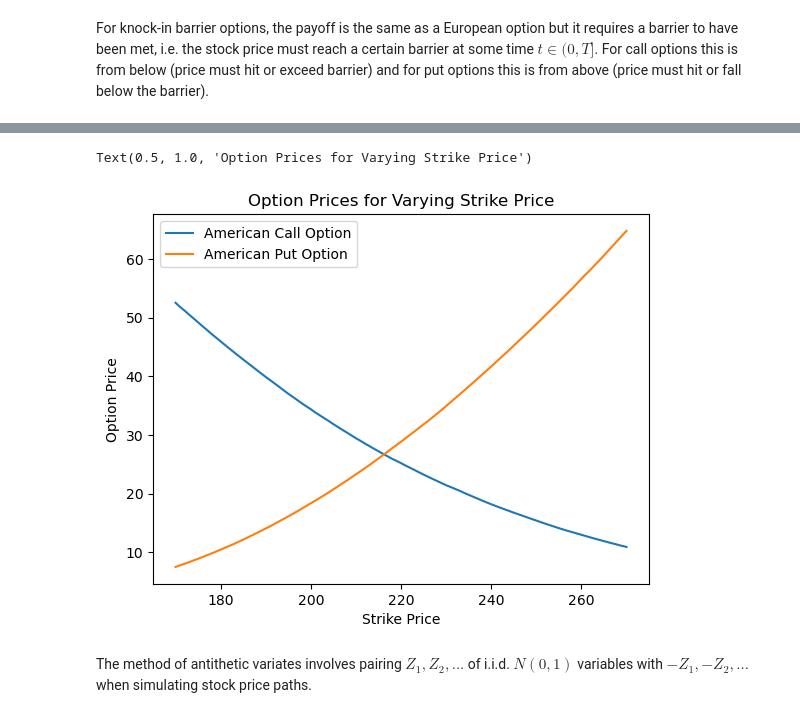
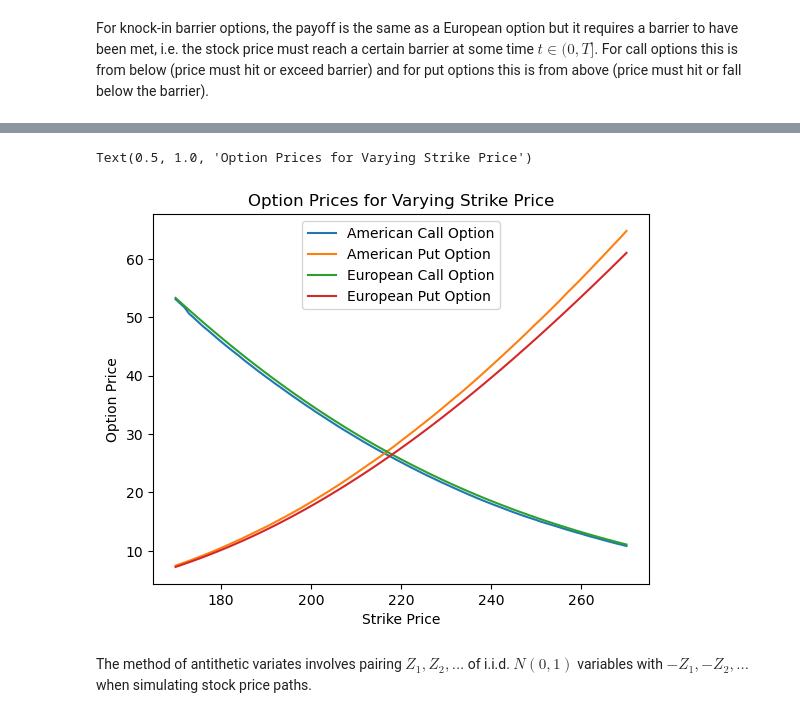
Before and after one commit to ec1622/option-pricing-project, a Jupyter notebook: project.ipynb, the cells around one changed output, grey strips where cells are left out. Cells and saved outputs as stored; diff of their text form; code cells hidden in the pictures.

```diff
--- a/project.ipynb
+++ b/project.ipynb
@@ -330,9 +330,11 @@ plt.show()
 # %%
 cashflow = payoffs[:,-1] * np.exp(-r)
-A = np.vstack([np.ones(len(S[:,-2])), S[:,-2], S[:,-2]**2]).T
-coefs = np.linalg.lstsq(A, cashflow, rcond=None)[0]
+in_the_money = S[:, -2] < 190
+X = S[:,-2][in_the_money]
+A = np.vstack([np.ones(len(X)), X, X**2]).T
+coefs = np.linalg.lstsq(A, cashflow[in_the_money], rcond=None)[0]
 continuation_value = A @ coefs
-line = np.polyfit(S[:,-2], cashflow, deg=2)
+line = np.polyfit(X, cashflow[in_the_money], deg=2)
 # %%
 plt.scatter(S[:,-2], cashflow, s=20, label="Realised Cashflow $V(t_{n-1}, t_{n})$")
 z = np.linspace(np.min(S[:,-2]), np.max(S[:,-2]),100)
@@ -347,5 +349,5 @@ plt.show()
 # %%
-def us_call_price_with_exercise(sigma, S0, K, T, r, Z):
+def us_put_price_with_exercise(sigma, S0, K, T, r, Z):
     # number of simulations
     n_sim = Z.shape[0]
     # number of steps (opportunities to exercise)
@@ -362,7 +364,7 @@ def us_call_price_with_exercise(sigma, S0, K, T, r, Z):
         # new stock prices at step t
         S[:, t] = S[:, t-1] * np.exp((r - 0.5 * sigma**2) * dt + sigma * np.sqrt(dt) * Z[:, t-1])
     # compute payoffs
-    payoffs = np.maximum(S[:, -1] - K, 0)
+    payoffs = np.maximum(K - S[:, -1], 0)
     cashflow = payoffs.copy()
     # stores exercise time for each simulation
     exercise_time = np.where(payoffs > 0, n_steps, -1)
@@ -372,7 +374,7 @@ def us_call_price_with_exercise(sigma, S0, K, T, r, Z):
         # discount the cashflow from step t + 1
         cashflow = np.exp(-r * dt) * cashflow
         # find cashflows that are in-the-money
-        in_the_money = S[:, t] > K
+        in_the_money = S[:, t] < K
         # X is the stock prices that are in-the-money
         X = S[in_the_money, t]
         # Y is the corresponding discounted cash flows recieved at step t + 1
@@ -388,7 +390,7 @@ def us_call_price_with_exercise(sigma, S0, K, T, r, Z):
             continuation_value = A @ coefs
 
             # compute exercise value
-            exercise_value = X - K
+            exercise_value = K - X
 
             # find incides where it is better to exercise than continue
             exercise = exercise_value > continuation_value
@@ -404,7 +406,7 @@ def us_call_price_with_exercise(sigma, S0, K, T, r, Z):
     # return option price, payoffs and stock prices
     return np.mean(discounted_cashflow), S, exercise_time
 # %%
-price, S, exercise_time = us_call_price_with_exercise(sigma, S0, 200, T, r, Z)
+price, S, exercise_time = us_put_price_with_exercise(sigma, S0, 200, T, r, Z)
 time_grid = np.arange(n_steps + 1) * (T / n_steps)
 # %%
 fig, ax = plt.subplots(figsize=(11, 7))
@@ -620,13 +622,22 @@ Text(0.5, 1.0, 'Option Prices for Varying Strike Price')
+# %%
+euro_put_prices = np.zeros(len(K))
+# random samples from normal distribution
+Z = np.random.randn(n_sim)
+# loop over strike prices
+for i, K0 in enumerate(K):
+    euro_put_prices[i] = euro_put_price(sigma, S0, K0, T, r, Z)[0]
 # %%
 plt.plot(K, us_call_prices, label="American Call Option")
 plt.plot(K, us_put_prices, label="American Put Option")
+plt.plot(K, euro_call_prices, label="European Call Option")
+plt.plot(K, euro_put_prices, label="European Put Option")
 plt.legend()
 plt.xlabel("Strike Price")
 plt.ylabel("Option Price")
 plt.title("Option Prices for Varying Strike Price")
 # %% [output]
 Text(0.5, 1.0, 'Option Prices for Varying Strike Price')
-[figure, old version]
+[figure, new version]
 # %%
 # use one strike price
 K0 = 220
```
Also changed, not shown: parts of 11 cells of this notebook.
